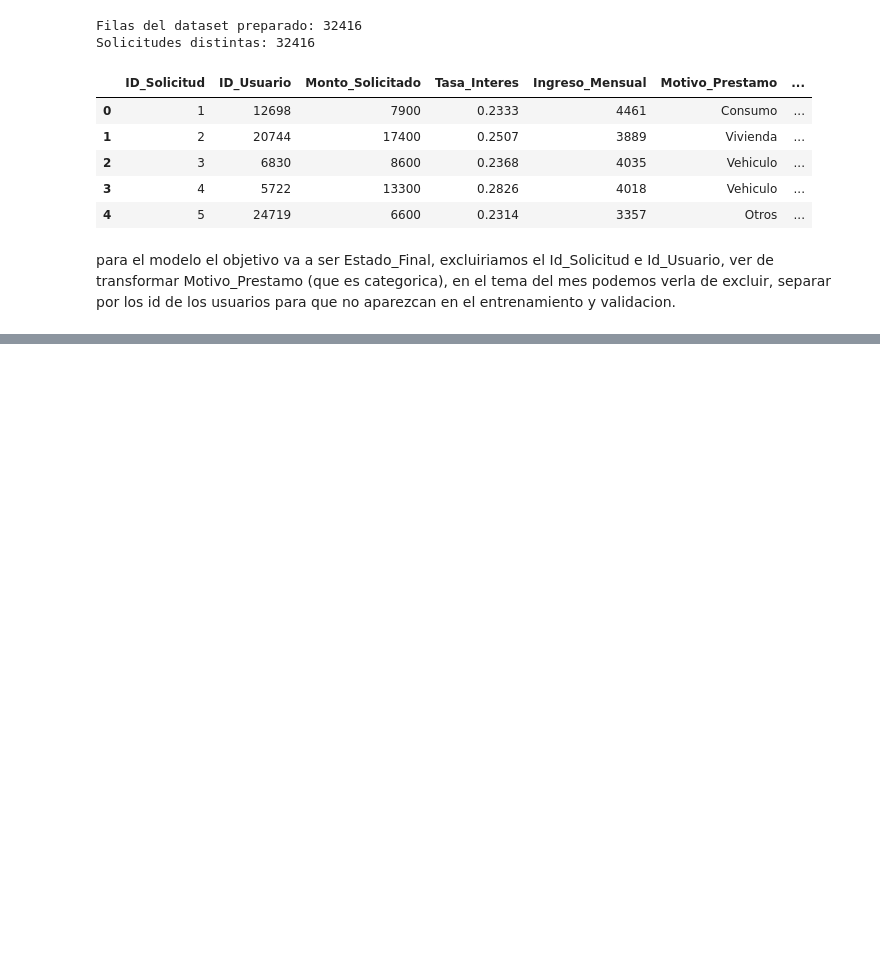
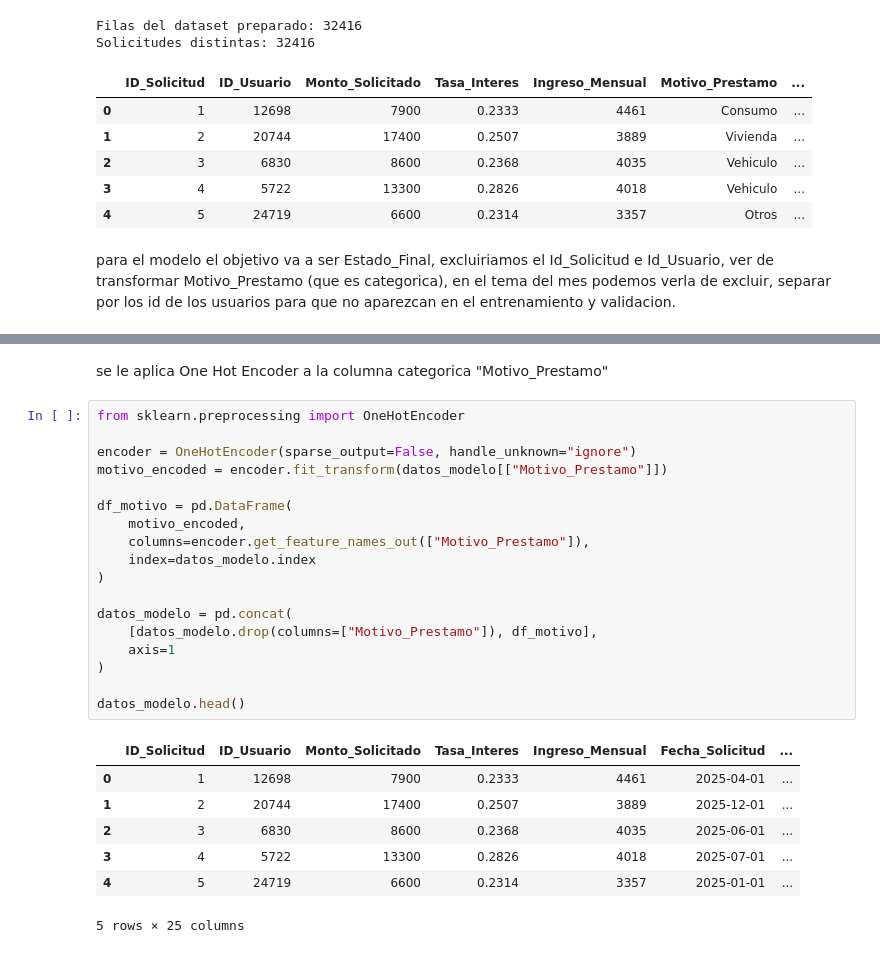
Before and after one commit to LuisMariaGomez/grupo2_gomez_failla_ia_2026_YBoscacciEnTp3, a Jupyter notebook: Tp3/analisis_tablas.ipynb, the cells around one changed output, grey strips where cells are left out. Drawn from its saved outputs; the diff is of its cells as text; blank space fills up the shorter version.

```diff
--- a/Tp3/analisis_tablas.ipynb
+++ b/Tp3/analisis_tablas.ipynb
@@ -389,0 +542,28 @@ para el modelo el objetivo va a ser Estado_Final, excluiriamos el Id_Solicitud e
+# %% [markdown]
+se le aplica One Hot Encoder a la columna categorica "Motivo_Prestamo"
+# %%
+from sklearn.preprocessing import OneHotEncoder
+
+encoder = OneHotEncoder(sparse_output=False, handle_unknown="ignore")
+motivo_encoded = encoder.fit_transform(datos_modelo[["Motivo_Prestamo"]])
+
+df_motivo = pd.DataFrame(
+    motivo_encoded,
+    columns=encoder.get_feature_names_out(["Motivo_Prestamo"]),
+    index=datos_modelo.index
+)
+
+datos_modelo = pd.concat(
+    [datos_modelo.drop(columns=["Motivo_Prestamo"]), df_motivo],
+    axis=1
+)
+
+datos_modelo.head()
+# %% [output]
+|  | ID_Solicitud | ID_Usuario | Monto_Solicitado | Tasa_Interes | Ingreso_Mensual | Fecha_Solicitud | ... |
+| 0 | 1 | 12698 | 7900 | 0.2333 | 4461 | 2025-04-01 | ... |
+| 1 | 2 | 20744 | 17400 | 0.2507 | 3889 | 2025-12-01 | ... |
+| 2 | 3 | 6830 | 8600 | 0.2368 | 4035 | 2025-06-01 | ... |
+| 3 | 4 | 5722 | 13300 | 0.2826 | 4018 | 2025-07-01 | ... |
+| 4 | 5 | 24719 | 6600 | 0.2314 | 3357 | 2025-01-01 | ... |
+5 rows × 25 columns
```
Also changed, not shown: parts of 11 cells of this notebook.
